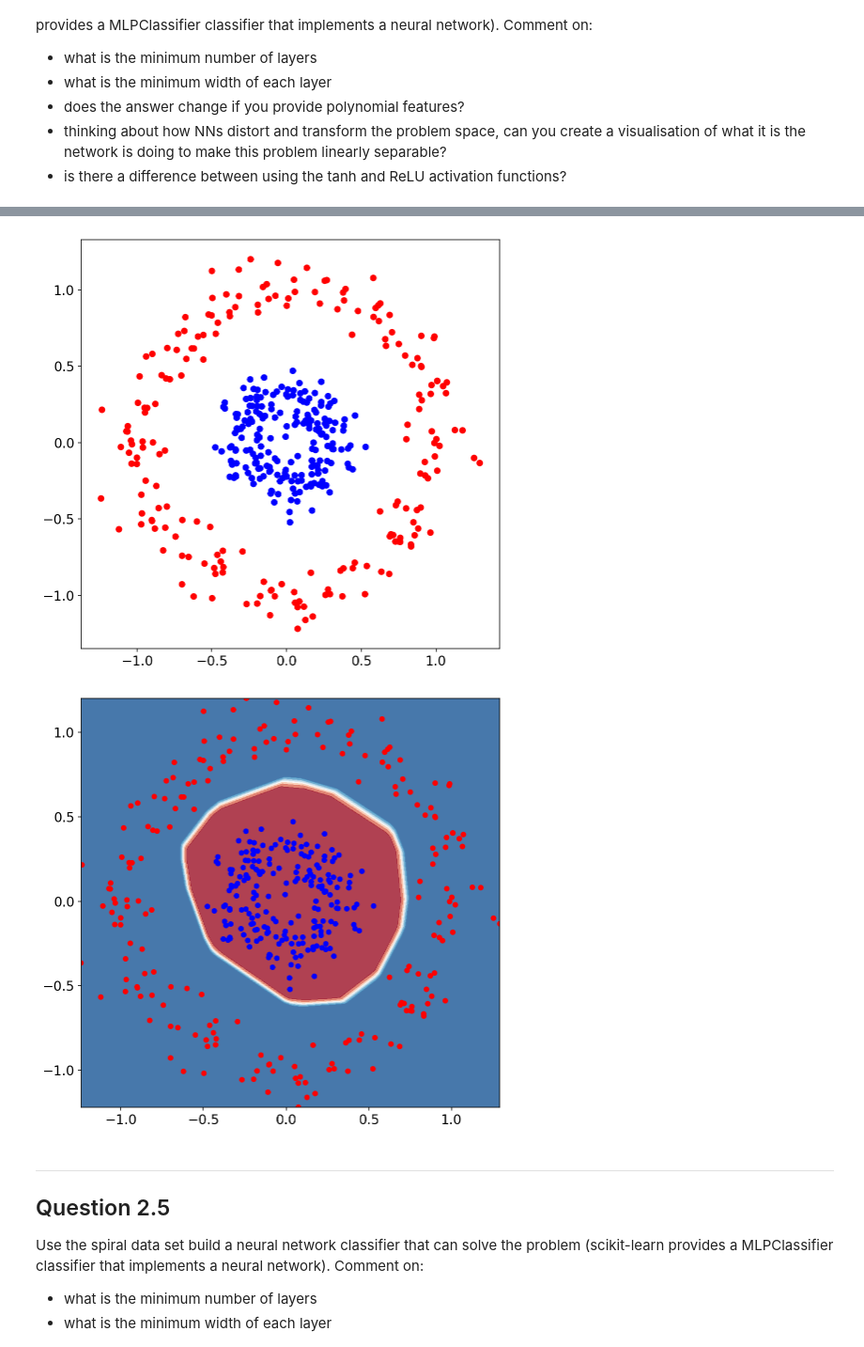
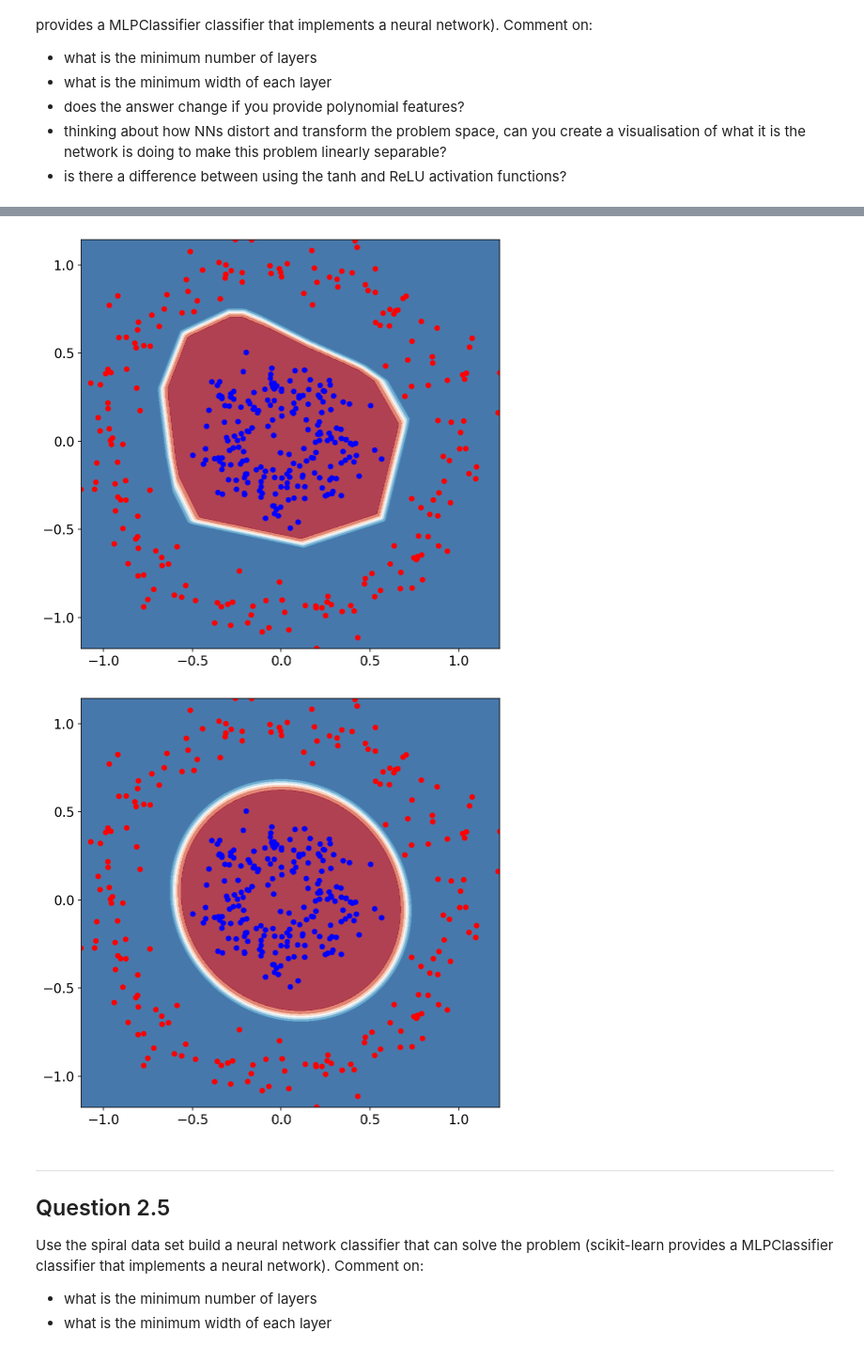
Before and after one commit to cemalper2/advanced_computing, a Jupyter notebook: 03-neural-networks/exercise.ipynb, the cells around one changed output, grey strips where cells are left out. Shown at 94% size. Saved outputs shown, nothing was run; the diff lists cells and outputs as text; code cells hidden in the pictures.

```diff
--- a/03-neural-networks/exercise.ipynb
+++ b/03-neural-networks/exercise.ipynb
@@ -134,7 +134,7 @@ from sklearn.neural_network import MLPClassifier
 from sklearn.model_selection import train_test_split
 from sklearn.datasets import make_circles
 from sklearn.preprocessing import PolynomialFeatures
-from sklearn import pipeline
+from sklearn.pipeline import Pipeline
 from utils import plot_surface
 
 
@@ -143,8 +143,11 @@ X_train, X_test, y_train, y_test = train_test_split(X, y, test_size=0.2, random_
 labels = ['b', 'r']
 y = np.take(labels, (y < 0.5))
 
-plt.scatter(X[:,0], X[:,1], c=y)
-clf = MLPClassifier(activation='relu',hidden_layer_sizes=(30,30), verbose = True,learning_rate = 'adaptive', learning_rate_init = 0.1)
+#plt.scatter(X[:,0], X[:,1], c=y)
+clf = MLPClassifier(activation='relu',hidden_layer_sizes=(15,15), verbose = False,learning_rate = 'adaptive', learning_rate_init = 0.1)
 clf.fit(X_train,y_train)
+clf2 = Pipeline([('polyfeat',PolynomialFeatures()),('nn',MLPClassifier(activation='identity',hidden_layer_sizes=(4,4), verbose = False,learning_rate = 'adaptive', learning_rate_init = 0.1))])
+clf2.fit(X_train,y_train)
 plot_surface(clf,X,y)
+plot_surface(clf2,X,y)
 # %% [output]
@@ -168,5 +154,5 @@ Training loss did not improve more than tol=0.000100 for two consecutive epochs.
-[figure, old version]
+[figure, new version]
-[figure, old version]
+[figure, new version]
 # %% [markdown]
 ---
 
```
Also changed, not shown: parts of 1 cell of this notebook.
